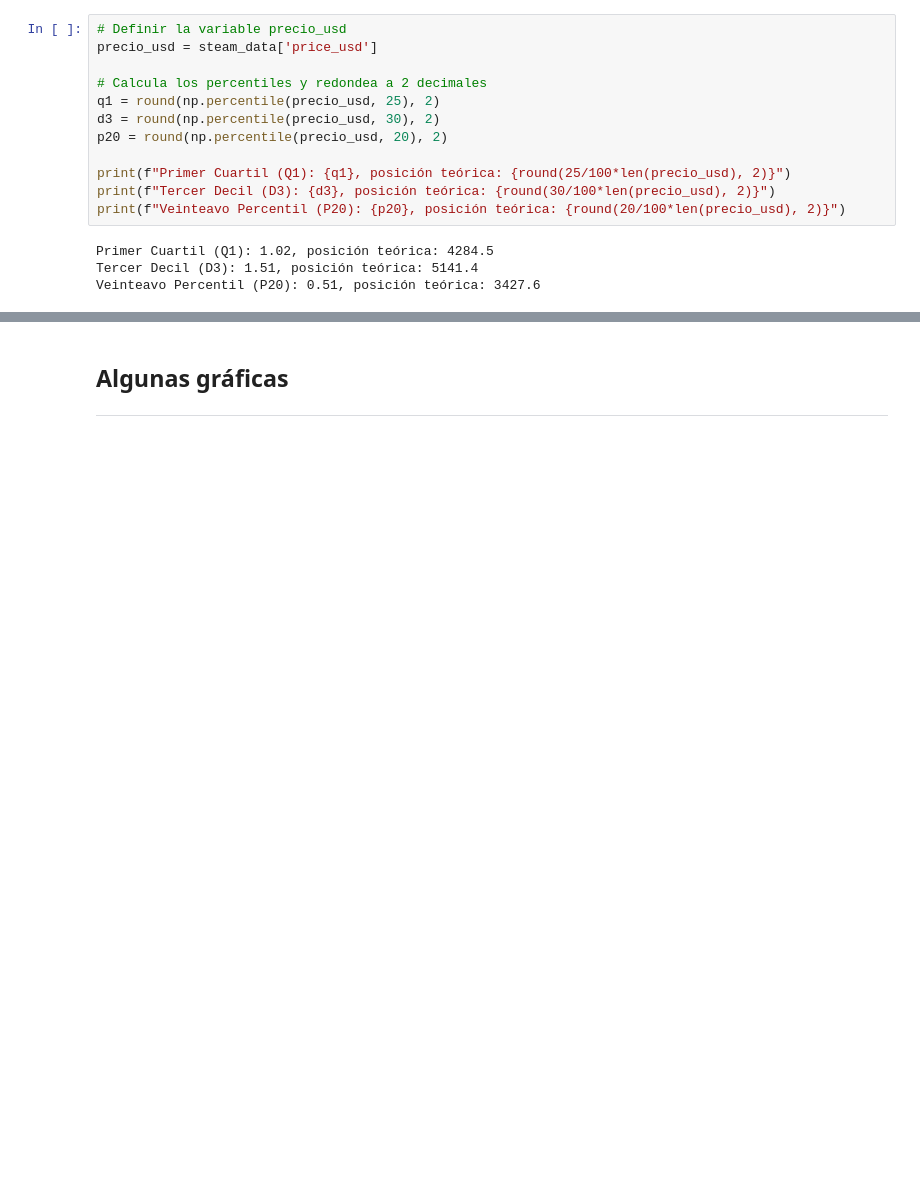
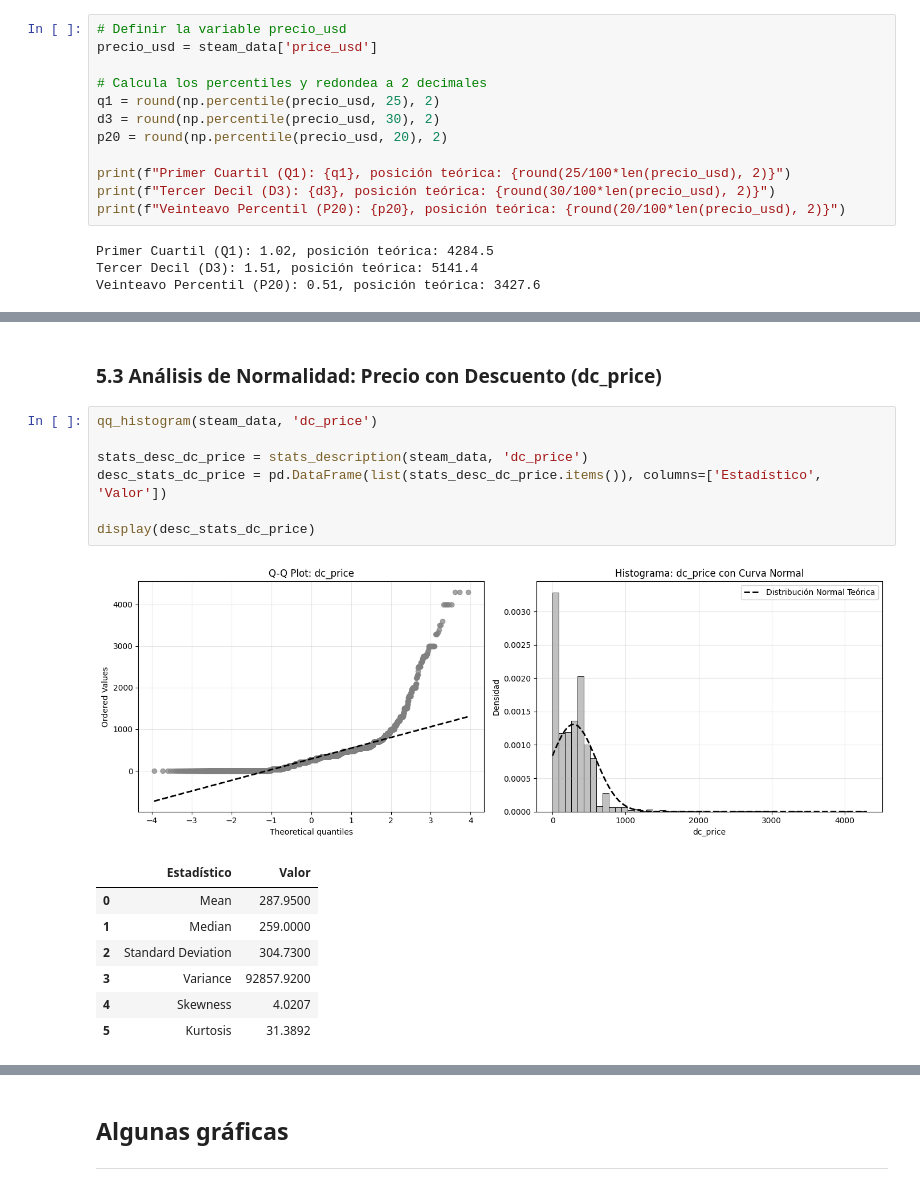
Before and after one commit to delav-dev/steam-pc-games-analysis, a Jupyter notebook: data_analysis.ipynb, the cells around one changed output, grey strips where cells are left out. Drawn from its saved outputs; the diff is of its cells as text; blank space fills up the shorter version.

```diff
--- a/data_analysis.ipynb
+++ b/data_analysis.ipynb
@@ -667,0 +860,18 @@ Veinteavo Percentil (P20): 0.51, posición teórica: 3427.6
+# %% [markdown]
+### **5.3 Análisis de Normalidad: Precio con Descuento (dc_price)**
+# %%
+qq_histogram(steam_data, 'dc_price')
+
+stats_desc_dc_price = stats_description(steam_data, 'dc_price')
+desc_stats_dc_price = pd.DataFrame(list(stats_desc_dc_price.items()), columns=['Estadístico', 'Valor'])
+
+display(desc_stats_dc_price)
+# %% [output]
+[figure, added]
+|  | Estadístico | Valor |
+| 0 | Mean | 287.9500 |
+| 1 | Median | 259.0000 |
+| 2 | Standard Deviation | 304.7300 |
+| 3 | Variance | 92857.9200 |
+| 4 | Skewness | 4.0207 |
+| 5 | Kurtosis | 31.3892 |
```
Also changed, not shown: parts of 81 cells of this notebook, 2 other files.
